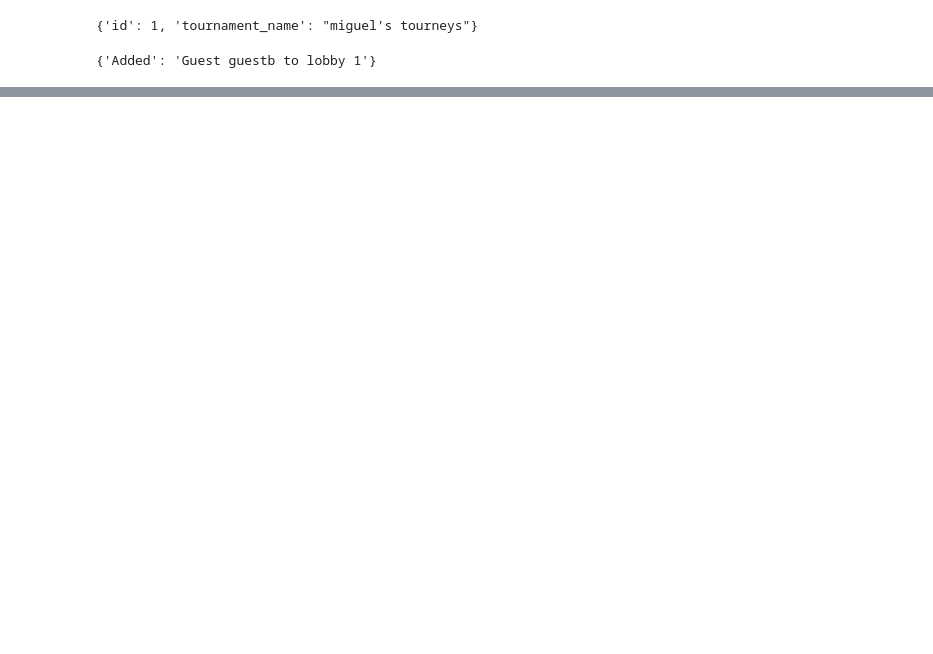
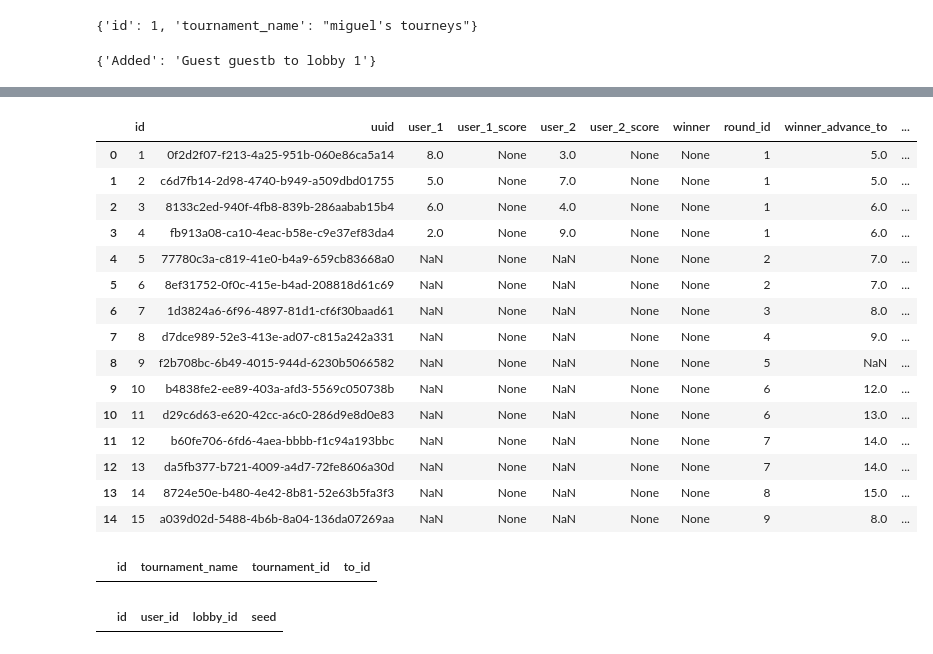
Before and after one commit to atrostan/brackit, a Jupyter notebook: backend/lobby_demo.ipynb, the cells around one changed output, grey strips where cells are left out. Drawn from its saved outputs; the diff is of its cells as text; code cells hidden in the pictures; blank space fills up the shorter version.

Commit message:
update tournament creation using lobbies

```diff
--- a/backend/lobby_demo.ipynb
+++ b/backend/lobby_demo.ipynb
@@ -397,0 +397,27 @@ LobbySeedModel.query.filter_by(lobby_id=1).all()
+# %%
+pd.read_sql_query(f'select * from match', cnx)
+# %% [output]
+|  | id | uuid | user_1 | user_1_score | user_2 | user_2_score | winner | round_id | winner_advance_to | ... |
+| 0 | 1 | 0f2d2f07-f213-4a25-951b-060e86ca5a14 | 8.0 | None | 3.0 | None | None | 1 | 5.0 | ... |
+| 1 | 2 | c6d7fb14-2d98-4740-b949-a509dbd01755 | 5.0 | None | 7.0 | None | None | 1 | 5.0 | ... |
+| 2 | 3 | 8133c2ed-940f-4fb8-839b-286aabab15b4 | 6.0 | None | 4.0 | None | None | 1 | 6.0 | ... |
+| 3 | 4 | fb913a08-ca10-4eac-b58e-c9e37ef83da4 | 2.0 | None | 9.0 | None | None | 1 | 6.0 | ... |
+| 4 | 5 | 77780c3a-c819-41e0-b4a9-659cb83668a0 | NaN | None | NaN | None | None | 2 | 7.0 | ... |
+| 5 | 6 | 8ef31752-0f0c-415e-b4ad-208818d61c69 | NaN | None | NaN | None | None | 2 | 7.0 | ... |
+| 6 | 7 | 1d3824a6-6f96-4897-81d1-cf6f30baad61 | NaN | None | NaN | None | None | 3 | 8.0 | ... |
+| 7 | 8 | d7dce989-52e3-413e-ad07-c815a242a331 | NaN | None | NaN | None | None | 4 | 9.0 | ... |
+| 8 | 9 | f2b708bc-6b49-4015-944d-6230b5066582 | NaN | None | NaN | None | None | 5 | NaN | ... |
+| 9 | 10 | b4838fe2-ee89-403a-afd3-5569c050738b | NaN | None | NaN | None | None | 6 | 12.0 | ... |
+| 10 | 11 | d29c6d63-e620-42cc-a6c0-286d9e8d0e83 | NaN | None | NaN | None | None | 6 | 13.0 | ... |
+| 11 | 12 | b60fe706-6fd6-4aea-bbbb-f1c94a193bbc | NaN | None | NaN | None | None | 7 | 14.0 | ... |
+| 12 | 13 | da5fb377-b721-4009-a4d7-72fe8606a30d | NaN | None | NaN | None | None | 7 | 14.0 | ... |
+| 13 | 14 | 8724e50e-b480-4e42-8b81-52e63b5fa3f3 | NaN | None | NaN | None | None | 8 | 15.0 | ... |
+| 14 | 15 | a039d02d-5488-4b6b-8a04-136da07269aa | NaN | None | NaN | None | None | 9 | 8.0 | ... |
+# %%
+pd.read_sql_query(f'select * from lobby', cnx)
+# %% [output]
+|  | id | tournament_name | tournament_id | to_id |
+# %%
+pd.read_sql_query(f'select * from lobby_seeds', cnx)
+# %% [output]
+|  | id | user_id | lobby_id | seed |
```
Also changed, not shown: parts of 23 cells of this notebook, 5 other files.
